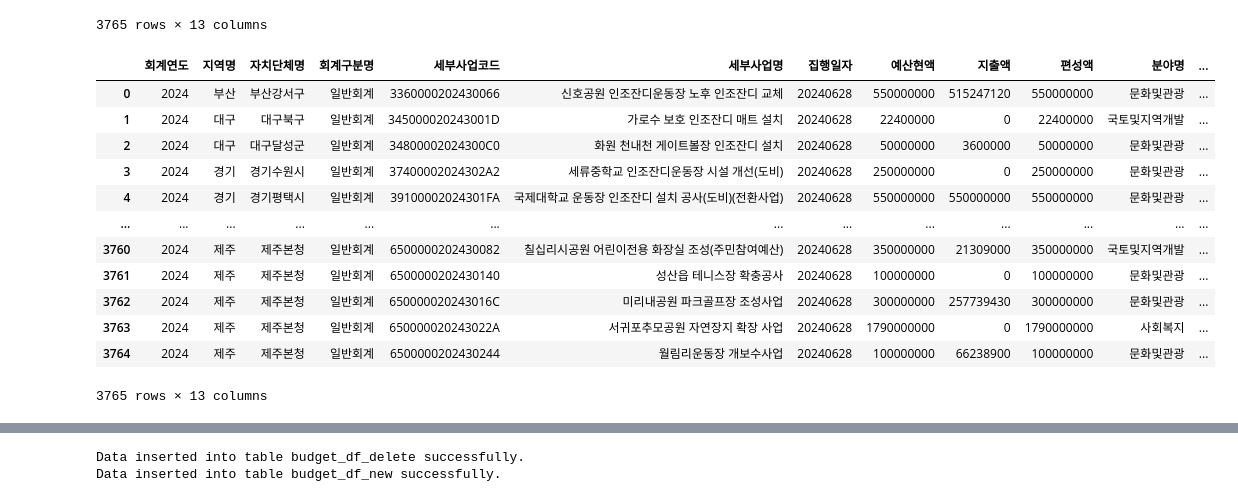
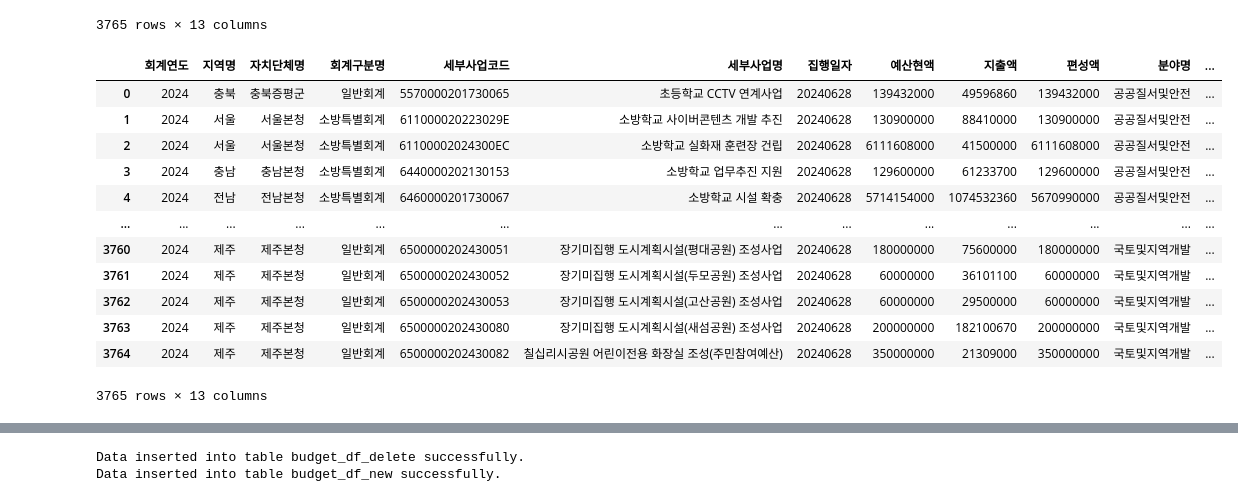
Before and after one commit to kkwann/mido_project, a Jupyter notebook: Data_collection.ipynb, the cells around one changed output, grey strips where cells are left out. Drawn from its saved outputs; the diff is of its cells as text; code cells hidden in the pictures.

```diff
--- a/Data_collection.ipynb
+++ b/Data_collection.ipynb
@@ -1168,19 +1156,19 @@ save_dataframe_to_bigquery(bid_budget_df_fin,'budget','budget_df_0'+today,bigque
 # 빅쿼리에서 불러오기
 budget_df_today = get_dataframe_from_bigquery('budget','budget_df_0' + today,bigquerykey_path)
 budget_df_ytday = get_dataframe_from_bigquery('budget','budget_df_0' + ytday,bigquerykey_path)
-# %%
-bid_budget_df_fin
-# %% [output]
-|  | 회계연도 | 지역명 | 자치단체명 | 회계구분명 | 세부사업코드 | 세부사업명 | 집행일자 | 예산현액 | 지출액 | 편성액 | 분야명 | ... |
-| 0 | 2024 | 부산 | 부산강서구 | 일반회계 | 3360000202430066 | 신호공원 인조잔디운동장 노후 인조잔디 교체 | 20240628 | 550000000 | 515247120 | 550000000 | 문화및관광 | ... |
-| 1 | 2024 | 대구 | 대구북구 | 일반회계 | 345000020243001D | 가로수 보호 인조잔디 매트 설치 | 20240628 | 22400000 | 0 | 22400000 | 국토및지역개발 | ... |
-| 2 | 2024 | 대구 | 대구달성군 | 일반회계 | 34800002024300C0 | 화원 천내천 게이트볼장 인조잔디 설치 | 20240628 | 50000000 | 3600000 | 50000000 | 문화및관광 | ... |
-| 3 | 2024 | 경기 | 경기수원시 | 일반회계 | 37400002024302A2 | 세류중학교 인조잔디운동장 시설 개선(도비) | 20240628 | 250000000 | 0 | 250000000 | 문화및관광 | ... |
-| 4 | 2024 | 경기 | 경기평택시 | 일반회계 | 39100002024301FA | 국제대학교 운동장 인조잔디 설치 공사(도비)(전환사업) | 20240628 | 550000000 | 550000000 | 550000000 | 문화및관광 | ... |
-| ... | ... | ... | ... | ... | ... | ... | ... | ... | ... | ... | ... | ... |
-| 3760 | 2024 | 제주 | 제주본청 | 일반회계 | 6500000202430082 | 칠십리시공원 어린이전용 화장실 조성(주민참여예산) | 20240628 | 350000000 | 21309000 | 350000000 | 국토및지역개발 | ... |
-| 3761 | 2024 | 제주 | 제주본청 | 일반회계 | 6500000202430140 | 성산읍 테니스장 확충공사 | 20240628 | 100000000 | 0 | 100000000 | 문화및관광 | ... |
-| 3762 | 2024 | 제주 | 제주본청 | 일반회계 | 650000020243016C | 미리내공원 파크골프장 조성사업 | 20240628 | 300000000 | 257739430 | 300000000 | 문화및관광 | ... |
-| 3763 | 2024 | 제주 | 제주본청 | 일반회계 | 650000020243022A | 서귀포추모공원 자연장지 확장 사업 | 20240628 | 1790000000 | 0 | 1790000000 | 사회복지 | ... |
-| 3764 | 2024 | 제주 | 제주본청 | 일반회계 | 6500000202430244 | 월림리운동장 개보수사업 | 20240628 | 100000000 | 66238900 | 100000000 | 문화및관광 | ... |
-3765 rows × 13 columns
+# %%
+budget_df_today
+# %% [output]
+|  | 회계연도 | 지역명 | 자치단체명 | 회계구분명 | 세부사업코드 | 세부사업명 | 집행일자 | 예산현액 | 지출액 | 편성액 | 분야명 | ... |
+| 0 | 2024 | 충북 | 충북증평군 | 일반회계 | 5570000201730065 | 초등학교 CCTV 연계사업 | 20240628 | 139432000 | 49596860 | 139432000 | 공공질서및안전 | ... |
+| 1 | 2024 | 서울 | 서울본청 | 소방특별회계 | 611000020223029E | 소방학교 사이버콘텐츠 개발 추진 | 20240628 | 130900000 | 88410000 | 130900000 | 공공질서및안전 | ... |
+| 2 | 2024 | 서울 | 서울본청 | 소방특별회계 | 61100002024300EC | 소방학교 실화재 훈련장 건립 | 20240628 | 6111608000 | 41500000 | 6111608000 | 공공질서및안전 | ... |
+| 3 | 2024 | 충남 | 충남본청 | 소방특별회계 | 6440000202130153 | 소방학교 업무추진 지원 | 20240628 | 129600000 | 61233700 | 129600000 | 공공질서및안전 | ... |
+| 4 | 2024 | 전남 | 전남본청 | 소방특별회계 | 6460000201730067 | 소방학교 시설 확충 | 20240628 | 5714154000 | 1074532360 | 5670990000 | 공공질서및안전 | ... |
+| ... | ... | ... | ... | ... | ... | ... | ... | ... | ... | ... | ... | ... |
+| 3760 | 2024 | 제주 | 제주본청 | 일반회계 | 6500000202430051 | 장기미집행 도시계획시설(평대공원) 조성사업 | 20240628 | 180000000 | 75600000 | 180000000 | 국토및지역개발 | ... |
+| 3761 | 2024 | 제주 | 제주본청 | 일반회계 | 6500000202430052 | 장기미집행 도시계획시설(두모공원) 조성사업 | 20240628 | 60000000 | 36101100 | 60000000 | 국토및지역개발 | ... |
+| 3762 | 2024 | 제주 | 제주본청 | 일반회계 | 6500000202430053 | 장기미집행 도시계획시설(고산공원) 조성사업 | 20240628 | 60000000 | 29500000 | 60000000 | 국토및지역개발 | ... |
+| 3763 | 2024 | 제주 | 제주본청 | 일반회계 | 6500000202430080 | 장기미집행 도시계획시설(새섬공원) 조성사업 | 20240628 | 200000000 | 182100670 | 200000000 | 국토및지역개발 | ... |
+| 3764 | 2024 | 제주 | 제주본청 | 일반회계 | 6500000202430082 | 칠십리시공원 어린이전용 화장실 조성(주민참여예산) | 20240628 | 350000000 | 21309000 | 350000000 | 국토및지역개발 | ... |
+3765 rows × 13 columns
```
Also changed, not shown: parts of 9 cells of this notebook, 2 other files.
